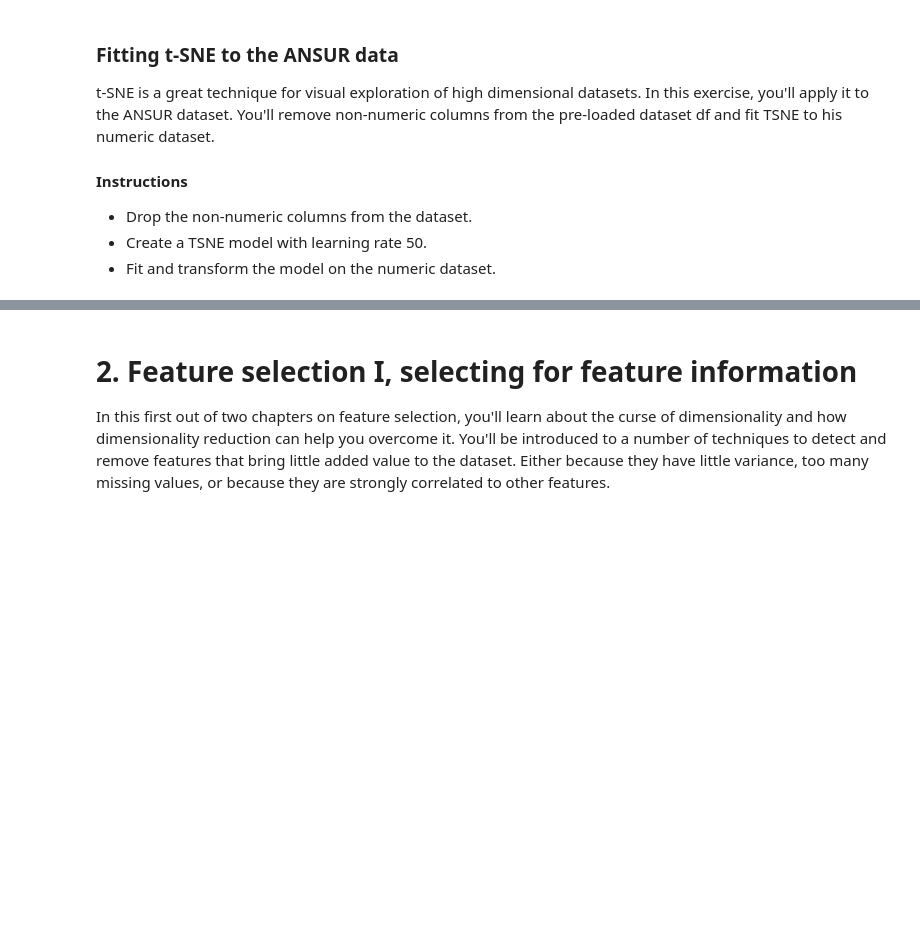
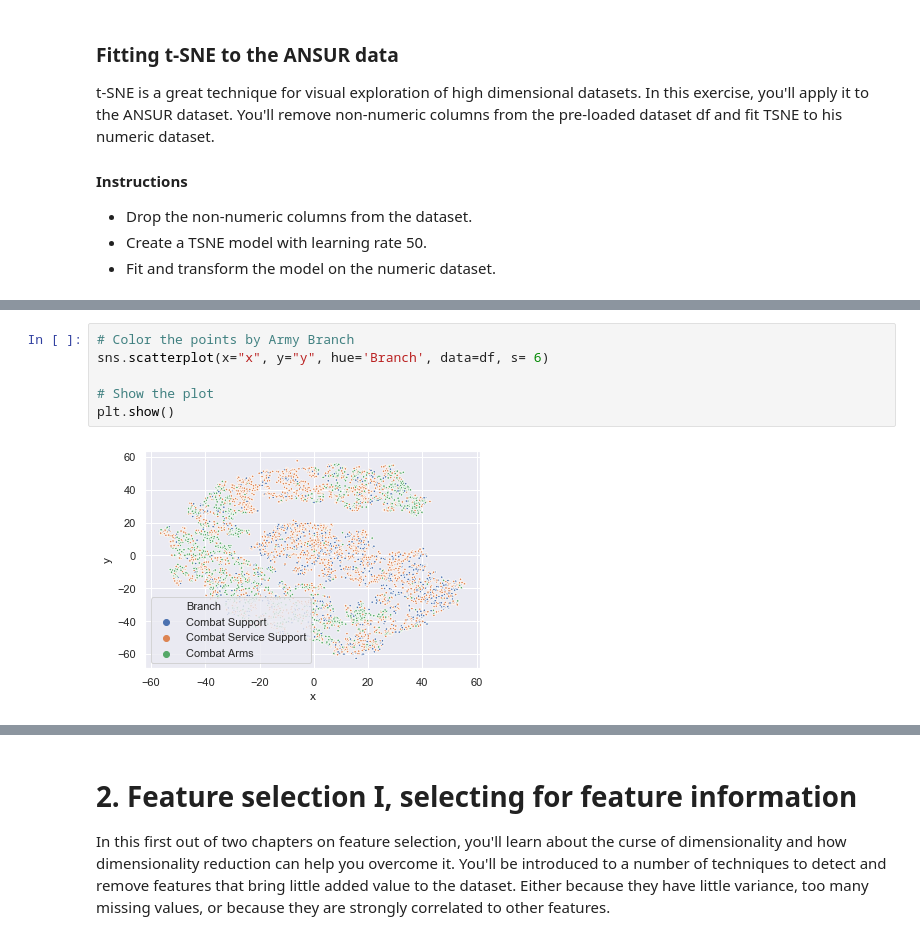
Before and after one commit to ggjuancamilo/DataCamp, a Jupyter notebook: Machine Learning Scientist with python/07- Dimensionality Reduction/Code/Dimensionality Reduction in Python.ipynb, the cells around one changed output, grey strips where cells are left out. Cells and saved outputs as stored; diff of their text form; blank space fills up the shorter version.

```diff
--- a/Machine Learning Scientist with python/07- Dimensionality Reduction/Code/Dimensionality Reduction in Python.ipynb
+++ b/Machine Learning Scientist with python/07- Dimensionality Reduction/Code/Dimensionality Reduction in Python.ipynb
@@ -108,0 +165,8 @@ non_numeric = ['Branch', 'Gender', 'Component']
+# %%
+# Color the points by Army Branch
+sns.scatterplot(x="x", y="y", hue='Branch', data=df, s= 6)
+
+# Show the plot
+plt.show()
+# %% [output]
+[figure, added]
```
Also changed, not shown: parts of 28 cells of this notebook, 7 other files.
